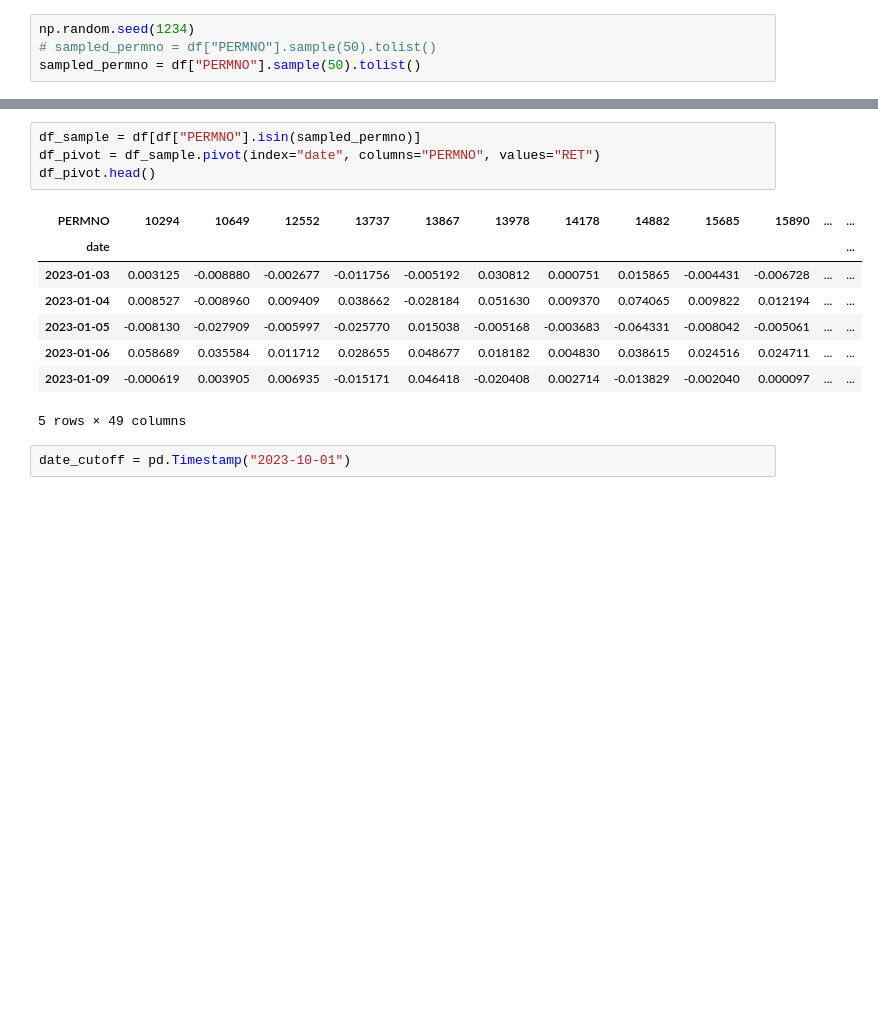
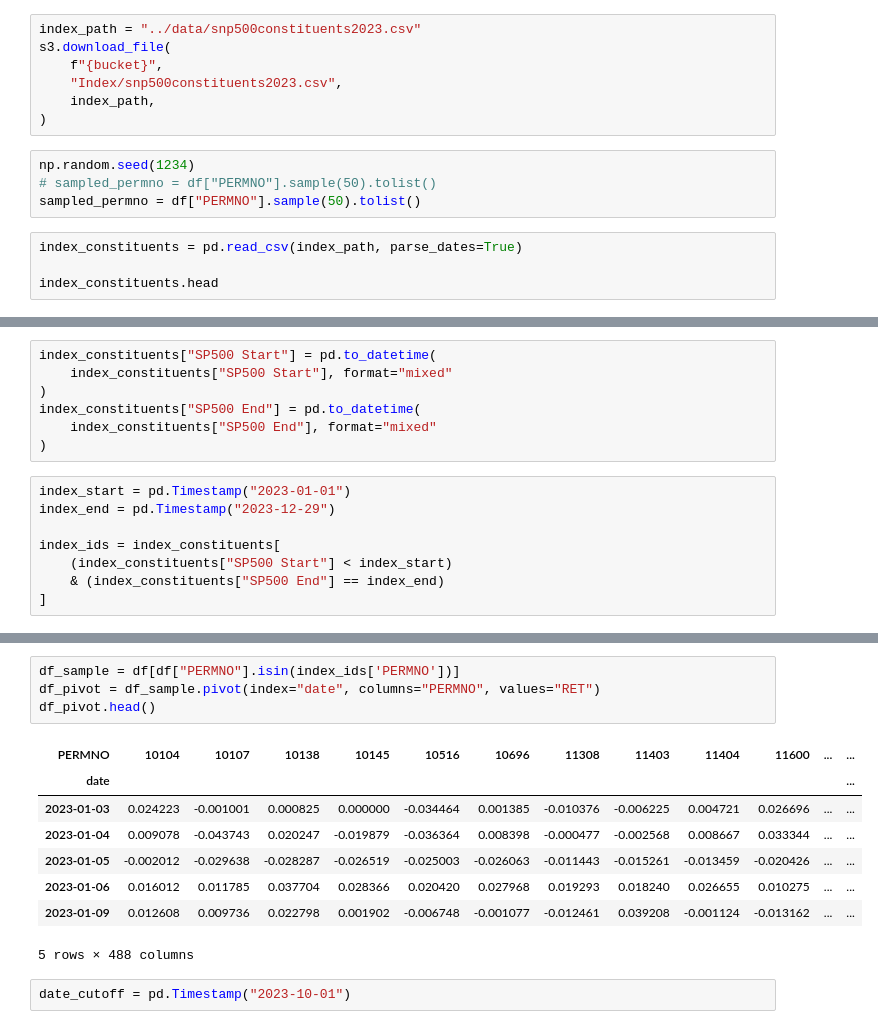
Before and after one commit to Shuo-Wang-UCBerkeley/VIP, a Jupyter notebook: ray/Baseline-pypfopt.ipynb, the cells around one changed output, grey strips where cells are left out. Saved outputs shown, nothing was run; the diff lists cells and outputs as text; blank space fills up the shorter version.

```diff
--- a/ray/Baseline-pypfopt.ipynb
+++ b/ray/Baseline-pypfopt.ipynb
@@ -43,7 +43,18 @@ df.groupby("PERMNO").count()
 | 93434 | 250 | 250 | 250 |
 | 93436 | 250 | 250 | 250 |
 8567 rows × 3 columns
+# %%
+index_path = "../data/snp500constituents2023.csv"
+s3.download_file(
+    f"{bucket}",
+    "Index/snp500constituents2023.csv",
+    index_path,
+)
 # %%
 np.random.seed(1234)
 # sampled_permno = df["PERMNO"].sample(50).tolist()
 sampled_permno = df["PERMNO"].sample(50).tolist()
+# %%
+index_constituents = pd.read_csv(index_path, parse_dates=True)
+
+index_constituents.head
@@ -49,0 +76,15 @@ sampled_permno = df["PERMNO"].sample(50).tolist()
+# %%
+index_constituents["SP500 Start"] = pd.to_datetime(
+    index_constituents["SP500 Start"], format="mixed"
+)
+index_constituents["SP500 End"] = pd.to_datetime(
+    index_constituents["SP500 End"], format="mixed"
+)
+# %%
+index_start = pd.Timestamp("2023-01-01")
+index_end = pd.Timestamp("2023-12-29")
+
+index_ids = index_constituents[
+    (index_constituents["SP500 Start"] < index_start)
+    & (index_constituents["SP500 End"] == index_end)
+]
@@ -50,16 +106,16 @@ sampled_permno = df["PERMNO"].sample(50).tolist()
 # %%
-df_sample = df[df["PERMNO"].isin(sampled_permno)]
+df_sample = df[df["PERMNO"].isin(index_ids['PERMNO'])]
 df_pivot = df_sample.pivot(index="date", columns="PERMNO", values="RET")
 df_pivot.head()
 # %% [output]
-| PERMNO | 10294 | 10649 | 12552 | 13737 | 13867 | 13978 | 14178 | 14882 | 15685 | 15890 | ... | ... |
+| PERMNO | 10104 | 10107 | 10138 | 10145 | 10516 | 10696 | 11308 | 11403 | 11404 | 11600 | ... | ... |
 | date |  |  |  |  |  |  |  |  |  |  |  | ... |
-| 2023-01-03 | 0.003125 | -0.008880 | -0.002677 | -0.011756 | -0.005192 | 0.030812 | 0.000751 | 0.015865 | -0.004431 | -0.006728 | ... | ... |
-| 2023-01-04 | 0.008527 | -0.008960 | 0.009409 | 0.038662 | -0.028184 | 0.051630 | 0.009370 | 0.074065 | 0.009822 | 0.012194 | ... | ... |
-| 2023-01-05 | -0.008130 | -0.027909 | -0.005997 | -0.025770 | 0.015038 | -0.005168 | -0.003683 | -0.064331 | -0.008042 | -0.005061 | ... | ... |
-| 2023-01-06 | 0.058689 | 0.035584 | 0.011712 | 0.028655 | 0.048677 | 0.018182 | 0.004830 | 0.038615 | 0.024516 | 0.024711 | ... | ... |
-| 2023-01-09 | -0.000619 | 0.003905 | 0.006935 | -0.015171 | 0.046418 | -0.020408 | 0.002714 | -0.013829 | -0.002040 | 0.000097 | ... | ... |
+| 2023-01-03 | 0.024223 | -0.001001 | 0.000825 | 0.000000 | -0.034464 | 0.001385 | -0.010376 | -0.006225 | 0.004721 | 0.026696 | ... | ... |
+| 2023-01-04 | 0.009078 | -0.043743 | 0.020247 | -0.019879 | -0.036364 | 0.008398 | -0.000477 | -0.002568 | 0.008667 | 0.033344 | ... | ... |
+| 2023-01-05 | -0.002012 | -0.029638 | -0.028287 | -0.026519 | -0.025003 | -0.026063 | -0.011443 | -0.015261 | -0.013459 | -0.020426 | ... | ... |
+| 2023-01-06 | 0.016012 | 0.011785 | 0.037704 | 0.028366 | 0.020420 | 0.027968 | 0.019293 | 0.018240 | 0.026655 | 0.010275 | ... | ... |
+| 2023-01-09 | 0.012608 | 0.009736 | 0.022798 | 0.001902 | -0.006748 | -0.001077 | -0.012461 | 0.039208 | -0.001124 | -0.013162 | ... | ... |
-5 rows × 49 columns
+5 rows × 488 columns
 # %%
 date_cutoff = pd.Timestamp("2023-10-01")
 # %%
```
Also changed, not shown: parts of 11 cells of this notebook, 1 other file.
